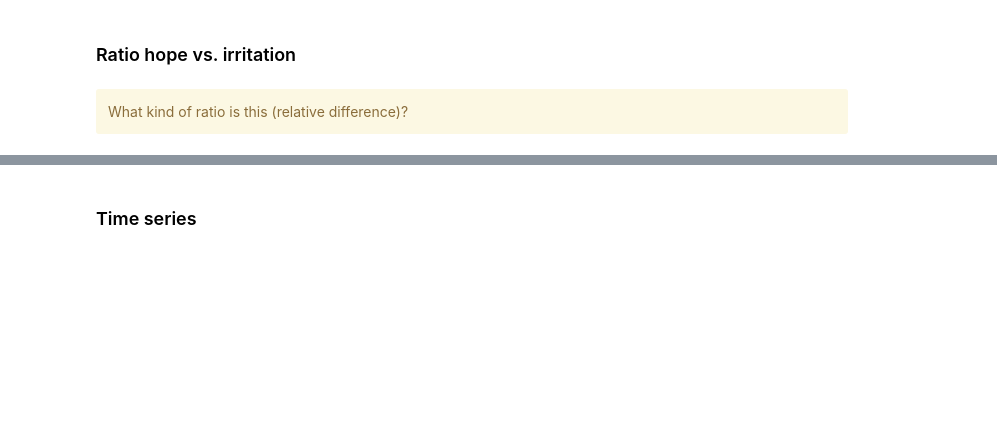
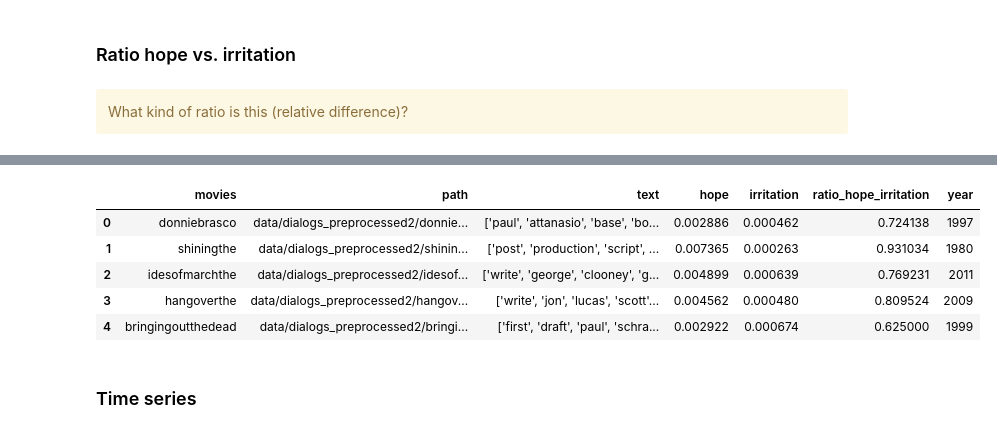
Before and after one commit to dominikpegler/computational-social-sciences, a Jupyter notebook: assignments/Assignment 3 - Diachronic analysis of movie dialogues.ipynb, the cells around one changed output, grey strips where cells are left out. Drawn from its saved outputs; the diff is of its cells as text; code cells hidden in the pictures; blank space fills up the shorter version.

```diff
--- a/assignments/Assignment 3 - Diachronic analysis of movie dialogues.ipynb
+++ b/assignments/Assignment 3 - Diachronic analysis of movie dialogues.ipynb
@@ -732,3 +724,14 @@ df.head()
+# %%
+df = pd.read_csv("data/hope_irritation_frequencies.csv")
+
+df.head()
+# %% [output]
+|  | movies | path | text | hope | irritation | ratio_hope_irritation | year |
+| 0 | donniebrasco | data/dialogs_preprocessed2/donnie... | ['paul', 'attanasio', 'base', 'bo... | 0.002886 | 0.000462 | 0.724138 | 1997 |
+| 1 | shiningthe | data/dialogs_preprocessed2/shinin... | ['post', 'production', 'script', ... | 0.007365 | 0.000263 | 0.931034 | 1980 |
+| 2 | idesofmarchthe | data/dialogs_preprocessed2/idesof... | ['write', 'george', 'clooney', 'g... | 0.004899 | 0.000639 | 0.769231 | 2011 |
+| 3 | hangoverthe | data/dialogs_preprocessed2/hangov... | ['write', 'jon', 'lucas', 'scott'... | 0.004562 | 0.000480 | 0.809524 | 2009 |
+| 4 | bringingoutthedead | data/dialogs_preprocessed2/bringi... | ['first', 'draft', 'paul', 'schra... | 0.002922 | 0.000674 | 0.625000 | 1999 |
 # %% [markdown]
 ### Time series
 # %% [markdown]
```
Also changed, not shown: parts of 19 cells of this notebook.
